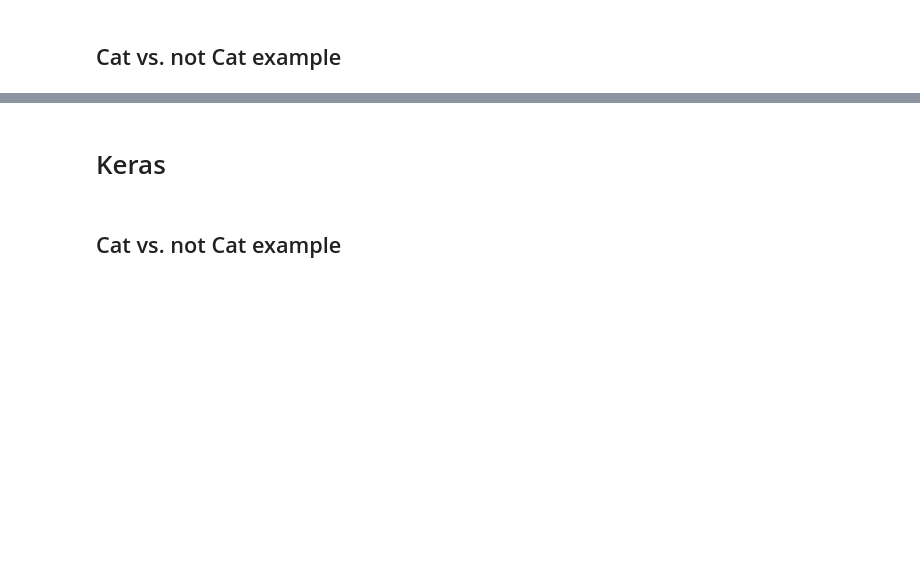
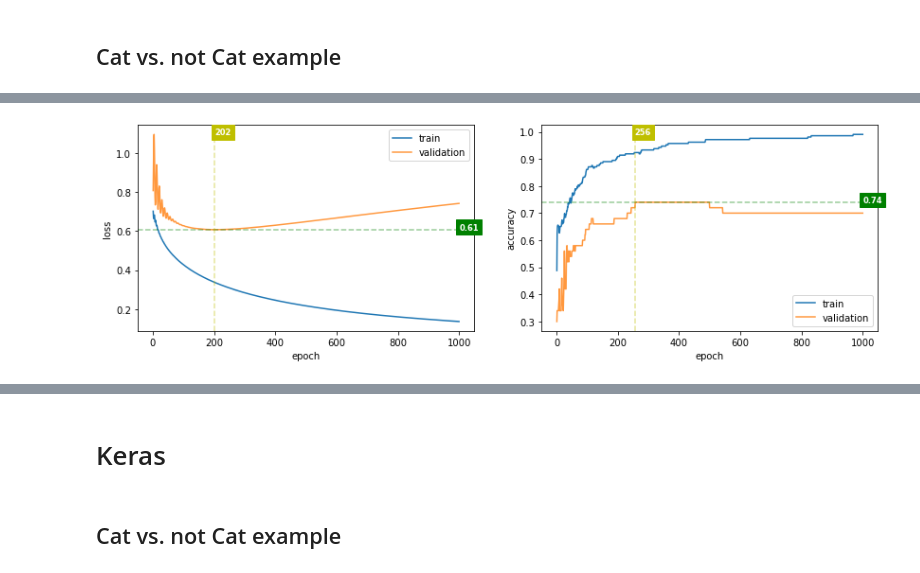
Before and after one commit to abtkod/practice, a Jupyter notebook: deeplearning/projects.ipynb, the cells around one changed output, grey strips where cells are left out. Drawn from its saved outputs; the diff is of its cells as text; code cells hidden in the pictures; blank space fills up the shorter version.

```diff
--- a/deeplearning/projects.ipynb
+++ b/deeplearning/projects.ipynb
@@ -184,5 +325,9 @@ int((tnet1(test_data[:][0]).round() == test_data[:][1]).sum()) / len(test_data)
 # %%
 %%time
-optimizer = torch.optim.Adam(tnet2.parameters(), lr=0.01)
+tnet2 = torch.nn.Sequential(torch.nn.Linear(12288, 1), torch.nn.Sigmoid())
+optimizer = torch.optim.SGD(tnet2.parameters(), lr=0.001, momentum=0.9)
 criterion = torch.nn.BCELoss()
-train(train_data, tnet1, criterion, optimizer, epochs=2000)
+log = train(train_loader, test_loader, tnet2, criterion, optimizer, epochs=1000, print_epochs=100)
+
+plot_train_log(log)
+# %% [output]
@@ -188,0 +344 @@ train(train_data, tnet1, criterion, optimizer, epochs=2000)
+[figure, added]
```
Also changed, not shown: parts of 23 cells of this notebook.
